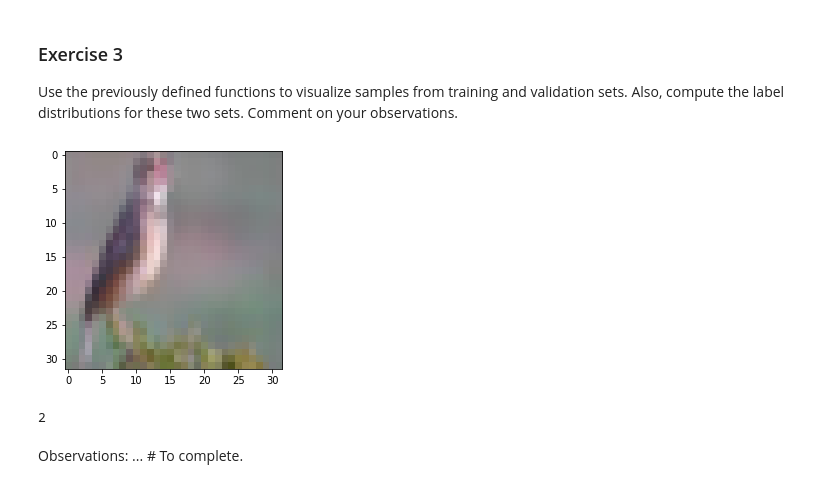
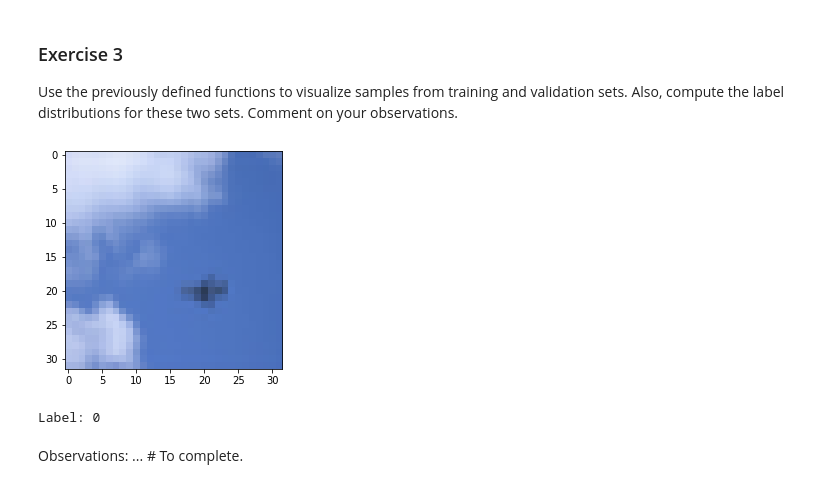
Before and after one commit to delemarchand2020/IVADO_MILA_DL, a Jupyter notebook: week1_tutorial_denis_lemarchand.ipynb, the cells around one changed output. Cells and saved outputs as stored; diff of their text form; code cells hidden in the pictures.

```diff
--- a/week1_tutorial_denis_lemarchand.ipynb
+++ b/week1_tutorial_denis_lemarchand.ipynb
@@ -271,12 +271,13 @@ def plot_dataset_histogram(labels, title='Label distribution', rel_freq=False):
 Use the previously defined functions to visualize samples from training and validation sets. Also, compute the label distributions for these two sets. Comment on your observations.
 # %%
 # plot a given sample from the training dataset and retrieve its label
-img = train_imgs[0]
+i = 100
+img = train_imgs[i]
 plot_image(img) # To complete.
-train_labels[0]
+print(f'Label: {train_labels[i]}')
 # %% [output]
-[figure, old version]
+[figure, new version]
-2
+Label: 0
 # %% [markdown]
 Observations:
 ... # To complete.
```
Also changed, not shown: parts of 17 cells of this notebook.
